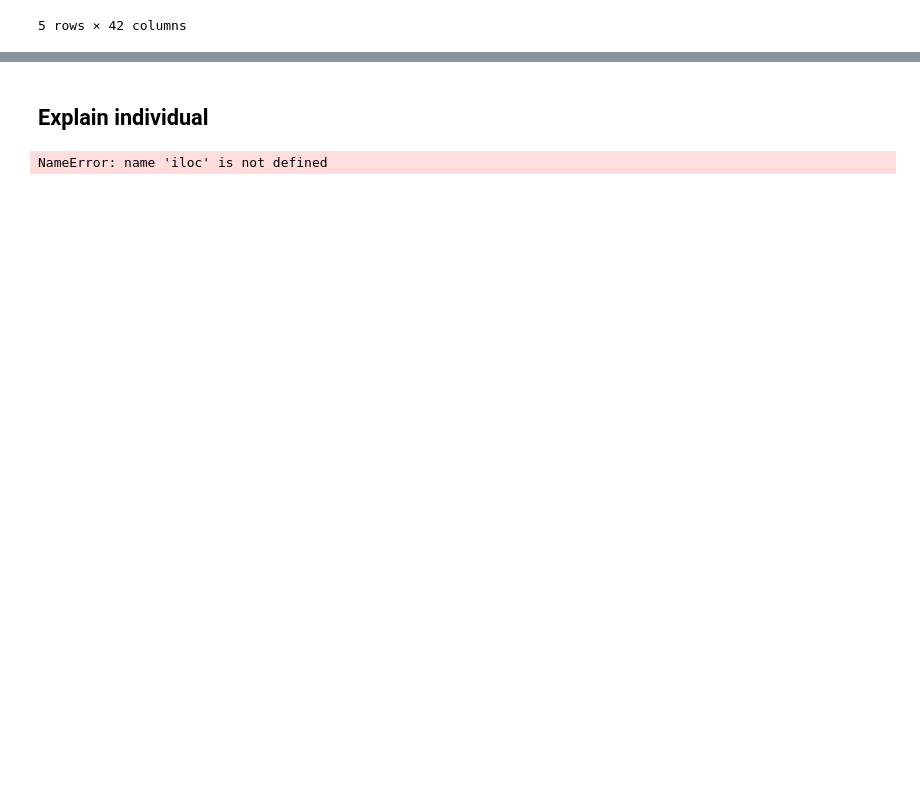
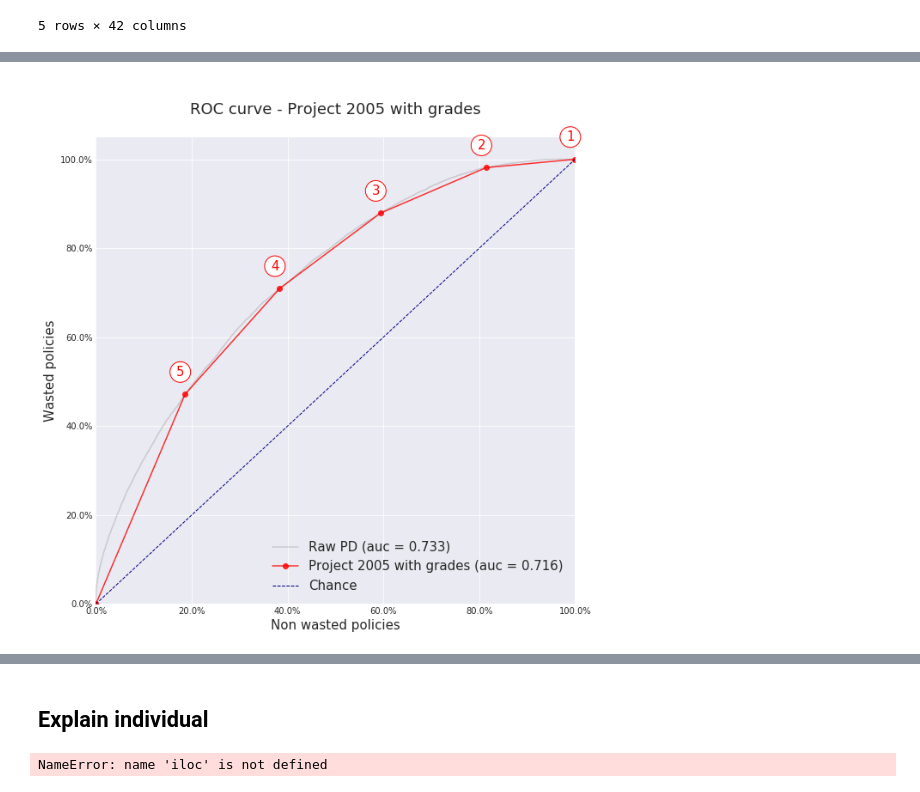
Before and after one commit to calvinccs/credit_risk_prediction, a Jupyter notebook: 03 - Experiment - machine learning - model tuning.ipynb, the cells around one changed output, grey strips where cells are left out. Saved outputs shown, nothing was run; the diff lists cells and outputs as text; code cells hidden in the pictures; blank space fills up the shorter version.

```diff
--- a/03 - Experiment - machine learning - model tuning.ipynb
+++ b/03 - Experiment - machine learning - model tuning.ipynb
@@ -715,0 +450,3 @@ eli5.show_weights(bst_ex, vec = dict_categorical, importance_type="cover")
+# %%
+result_table_proj.loc[:, 'Grade'] = pd.cut(result_table_proj.prob, bins=prob_th, labels=grades)
+result_table_proj.loc[:, 'Grade'] = result_table_proj['Grade'].astype('int')
@@ -715,0 +462,4 @@ eli5.show_weights(bst_ex, vec = dict_categorical, importance_type="cover")
+# %%
+gg.plot_grade_roc(result_table_proj.default, result_table_proj.Grade, result_table_proj.prob, 'Project 2005 with grades')
+# %% [output]
+[figure, added]
```
Also changed, not shown: parts of 59 cells of this notebook, 9 other files.
